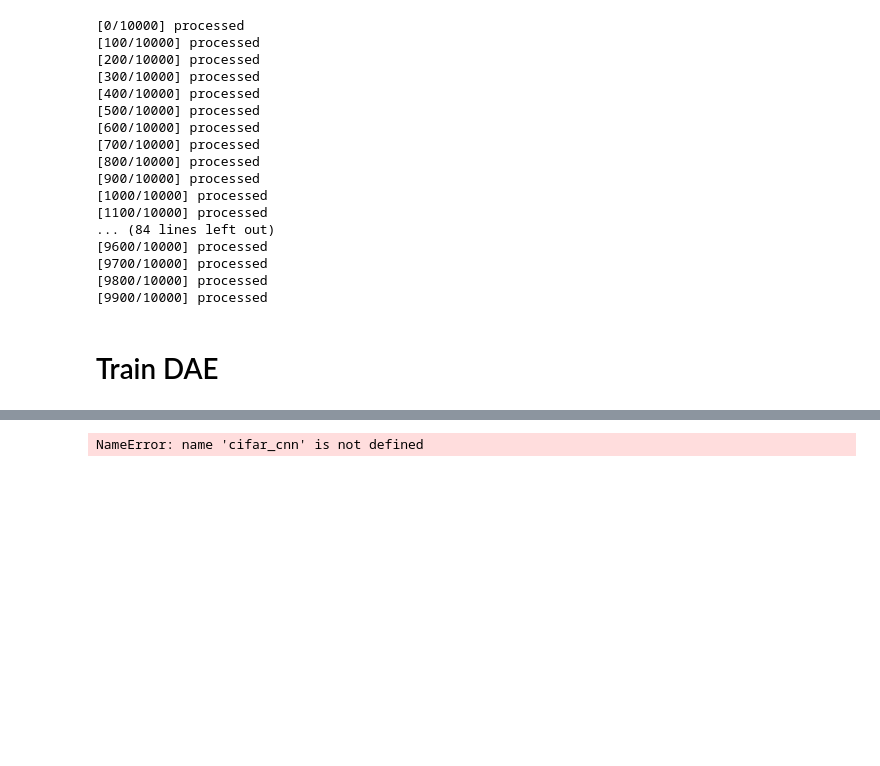
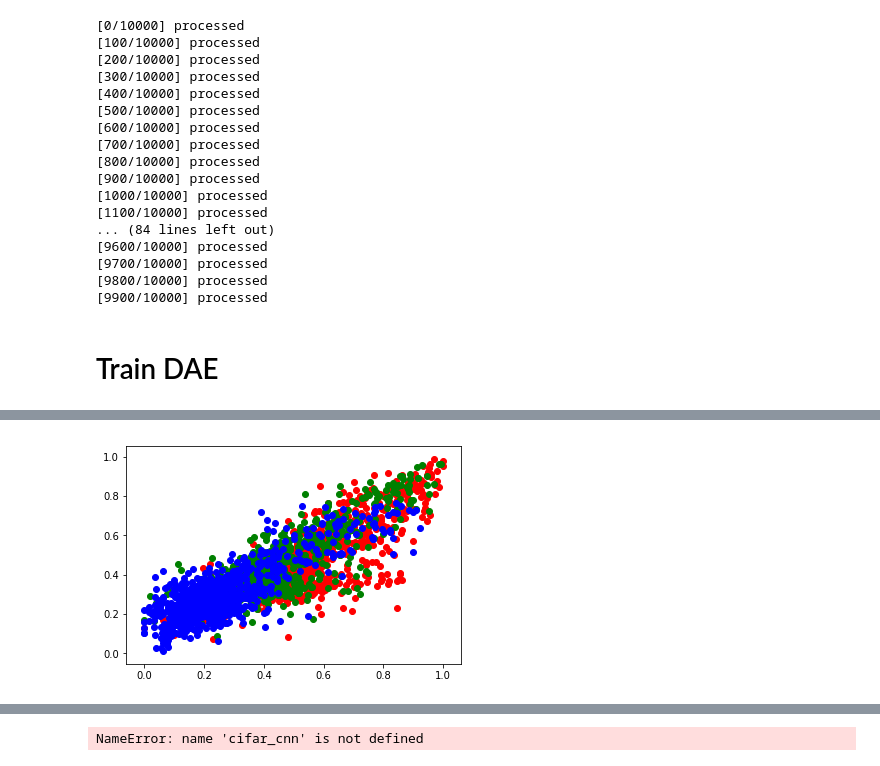
Before and after one commit to psr6275/Projected-Autoencoder, a Jupyter notebook: jupyter/cifar10_clf-dae-TF.ipynb, the cells around one changed output, grey strips where cells are left out. Saved outputs shown, nothing was run; the diff lists cells and outputs as text; code cells hidden in the pictures; blank space fills up the shorter version.

```diff
--- a/jupyter/cifar10_clf-dae-TF.ipynb
+++ b/jupyter/cifar10_clf-dae-TF.ipynb
@@ -117,0 +129,9 @@ saved path:  ../logs/cifar10_dae.ckpt
+# %%
+plt.figure()
+plt.scatter(x_train[0,:,:,0].flatten(),recon[0,:,:,0].flatten(),color='r')
+plt.scatter(x_train[0,:,:,1].flatten(),recon[0,:,:,1].flatten(),color='g')
+plt.scatter(x_train[0,:,:,2].flatten(),recon[0,:,:,2].flatten(),color='b')
+plt.plot()
+plt.show()
+# %% [output]
+[figure, added]
```
Also changed, not shown: parts of 7 cells of this notebook, 6 other files.
